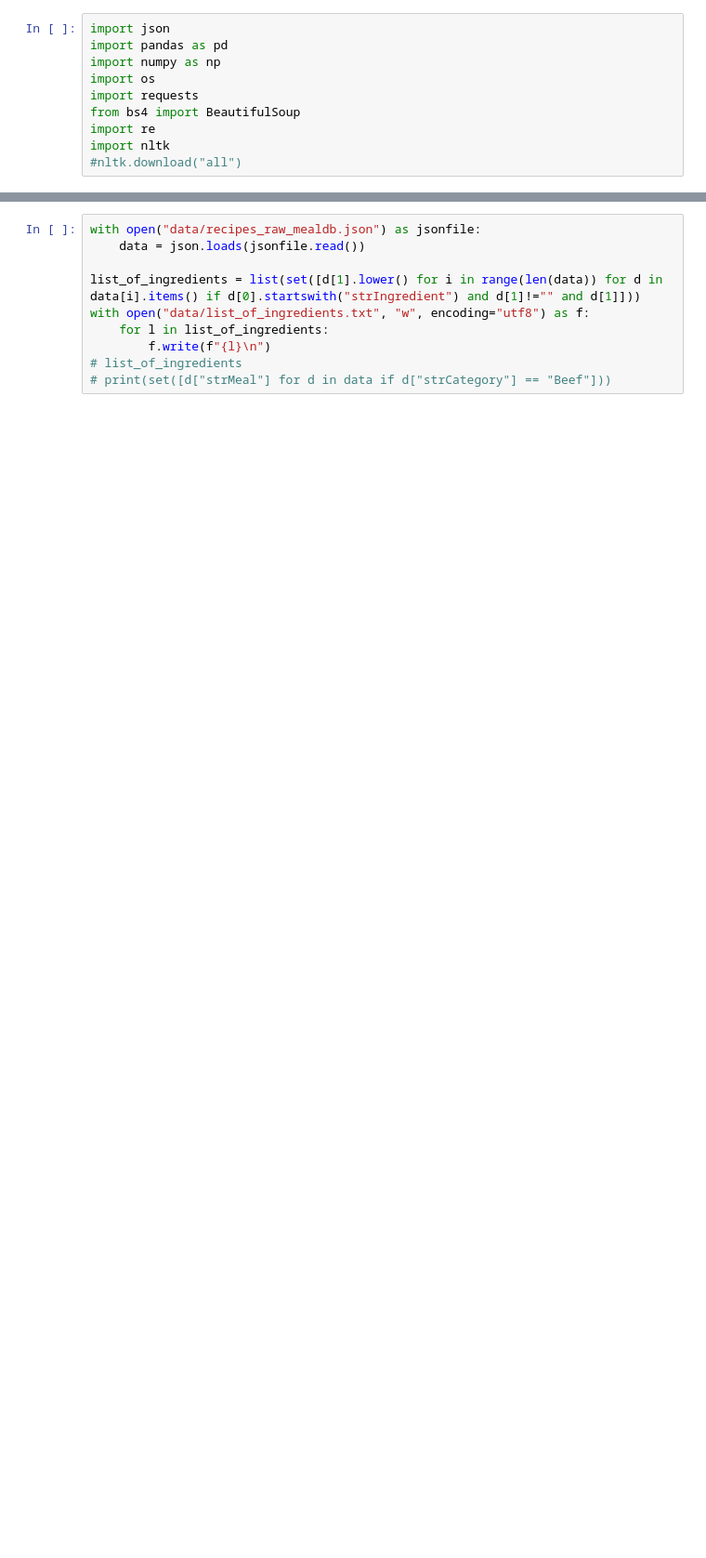
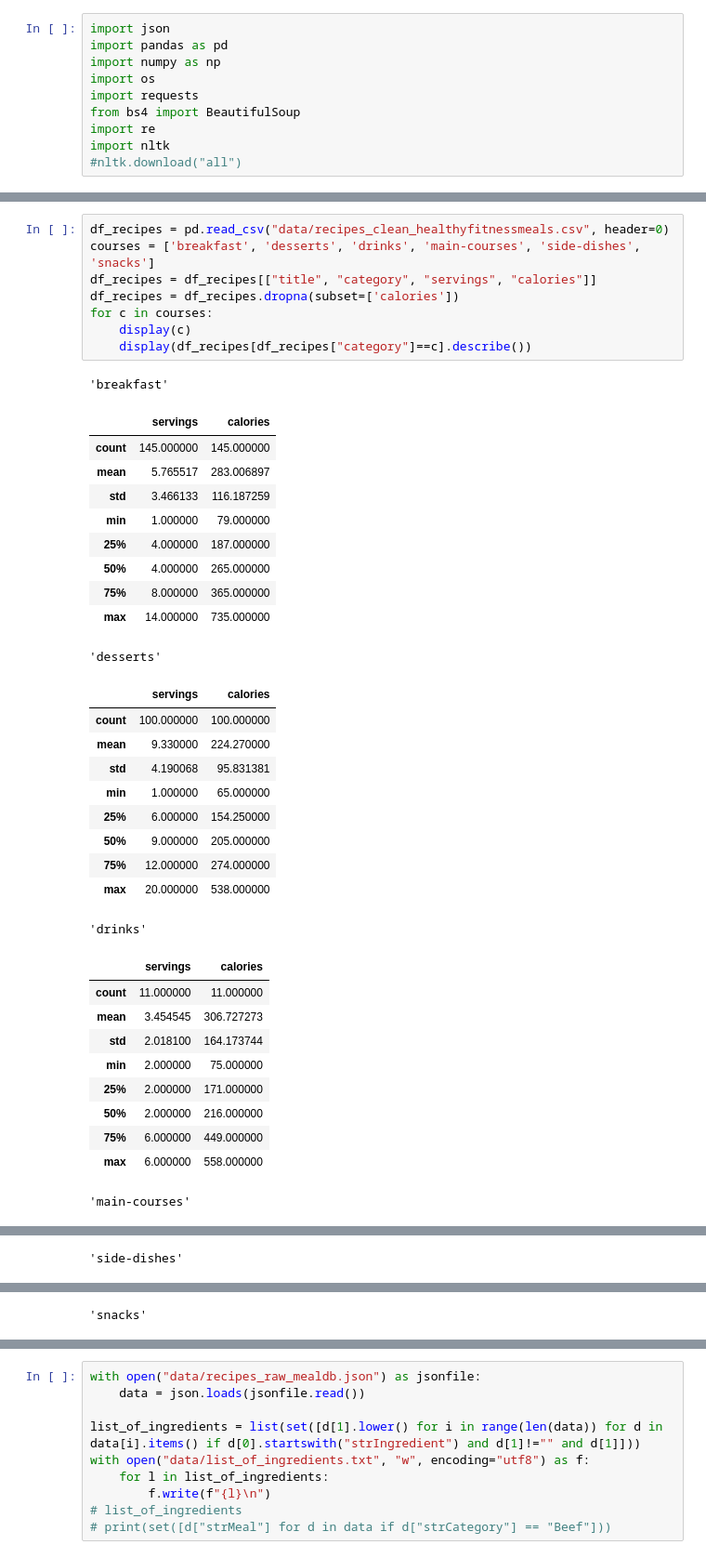
Before and after one commit to maxielias/meal-advisor, a Jupyter notebook: meal_advisor/test.ipynb, the cells around one changed output, grey strips where cells are left out. Shown: that part at 93% size. Saved outputs shown, nothing was run; the diff lists cells and outputs as text; blank space fills up the shorter version.

```diff
--- a/meal_advisor/test.ipynb
+++ b/meal_advisor/test.ipynb
@@ -18,0 +48,40 @@ display(set(df_recipes["category"])) # , "title", "calories"]].head(10))
+# %%
+df_recipes = pd.read_csv("data/recipes_clean_healthyfitnessmeals.csv", header=0)
+courses = ['breakfast', 'desserts', 'drinks', 'main-courses', 'side-dishes', 'snacks']
+df_recipes = df_recipes[["title", "category", "servings", "calories"]]
+df_recipes = df_recipes.dropna(subset=['calories'])
+for c in courses:
+    display(c)
+    display(df_recipes[df_recipes["category"]==c].describe())
+# %% [output]
+'breakfast'
+|  | servings | calories |
+| count | 145.000000 | 145.000000 |
+| mean | 5.765517 | 283.006897 |
+| std | 3.466133 | 116.187259 |
+| min | 1.000000 | 79.000000 |
+| 25% | 4.000000 | 187.000000 |
+| 50% | 4.000000 | 265.000000 |
+| 75% | 8.000000 | 365.000000 |
+| max | 14.000000 | 735.000000 |
+'desserts'
+|  | servings | calories |
+| count | 100.000000 | 100.000000 |
+| mean | 9.330000 | 224.270000 |
+| std | 4.190068 | 95.831381 |
+| min | 1.000000 | 65.000000 |
+| 25% | 6.000000 | 154.250000 |
+| 50% | 9.000000 | 205.000000 |
+| 75% | 12.000000 | 274.000000 |
+| max | 20.000000 | 538.000000 |
+'drinks'
+|  | servings | calories |
+| count | 11.000000 | 11.000000 |
+| mean | 3.454545 | 306.727273 |
+| std | 2.018100 | 164.173744 |
+| min | 2.000000 | 75.000000 |
+| 25% | 2.000000 | 171.000000 |
+| 50% | 2.000000 | 216.000000 |
+| 75% | 6.000000 | 449.000000 |
+| max | 6.000000 | 558.000000 |
+'main-courses'
@@ -18,0 +97 @@ display(set(df_recipes["category"])) # , "title", "calories"]].head(10))
+'side-dishes'
@@ -18,0 +107 @@ display(set(df_recipes["category"])) # , "title", "calories"]].head(10))
+'snacks'
```
Also changed, not shown: parts of 36 cells of this notebook, 4 other files.
